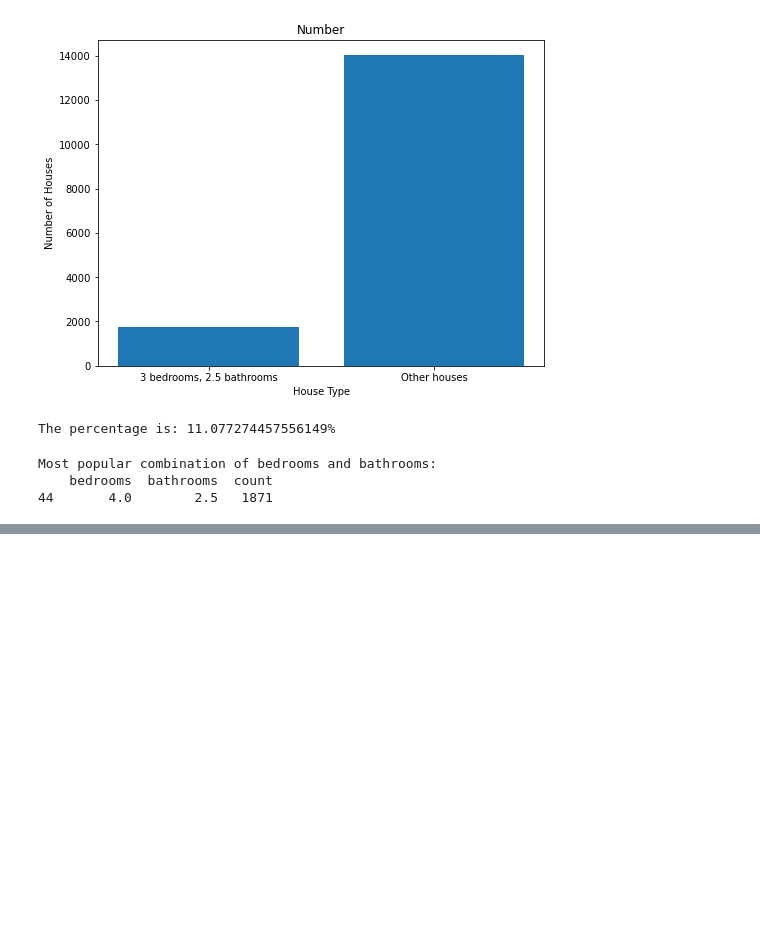
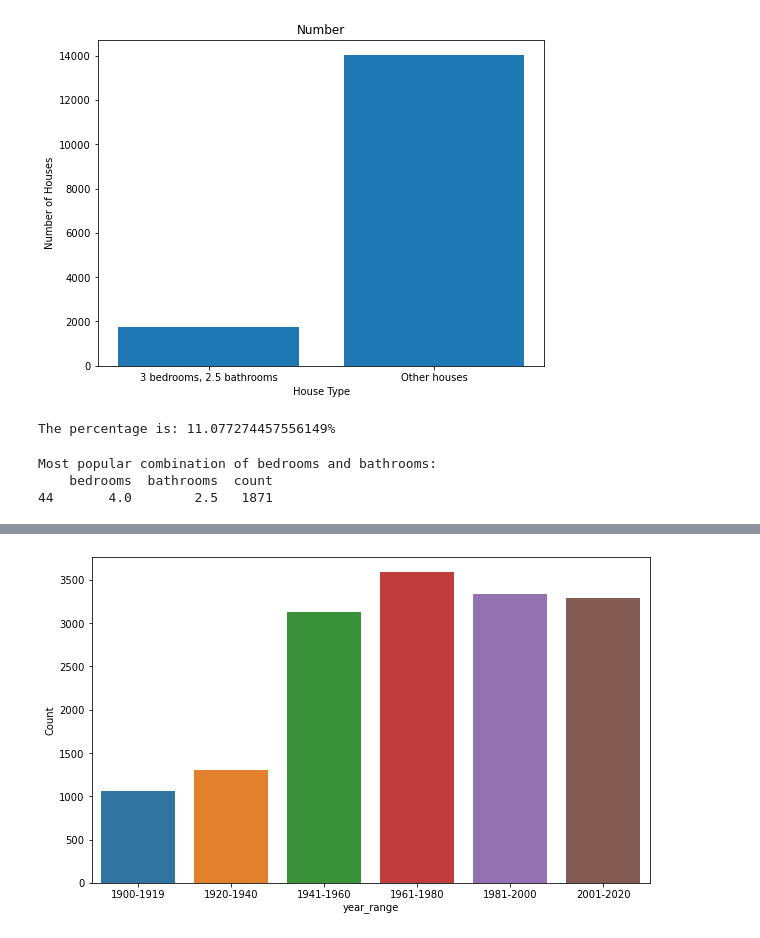
Before and after one commit to learn-co-curriculum/dsc-phase-2-project-v2-3, a Jupyter notebook: student.ipynb, the cells around one changed output, grey strips where cells are left out. Cells and saved outputs as stored; diff of their text form; code cells hidden in the pictures; blank space fills up the shorter version.

```diff
--- a/student.ipynb
+++ b/student.ipynb
@@ -532,0 +587,6 @@ Most popular combination of bedrooms and bathrooms:
+# %%
+#Grouping into year categories to analyse which period were most houses constructed the eras are batched into 20 years
+bins = [1900,1920, 1940, 1960, 1980, 2000,2020]
+labels = ['1900-1919','1920-1940', '1941-1960', '1961-1980', '1981-2000','2001-2020']
+df['year_range'] = pd.cut(df['yr_built'], bins=bins, labels=labels)
+df
@@ -532,0 +622,5 @@ Most popular combination of bedrooms and bathrooms:
+# %%
+# Checking houses count for years ranges
+bar_plot('year_range', data=df)
+# %% [output]
+[figure, added]
```
Also changed, not shown: parts of 12 cells of this notebook.
